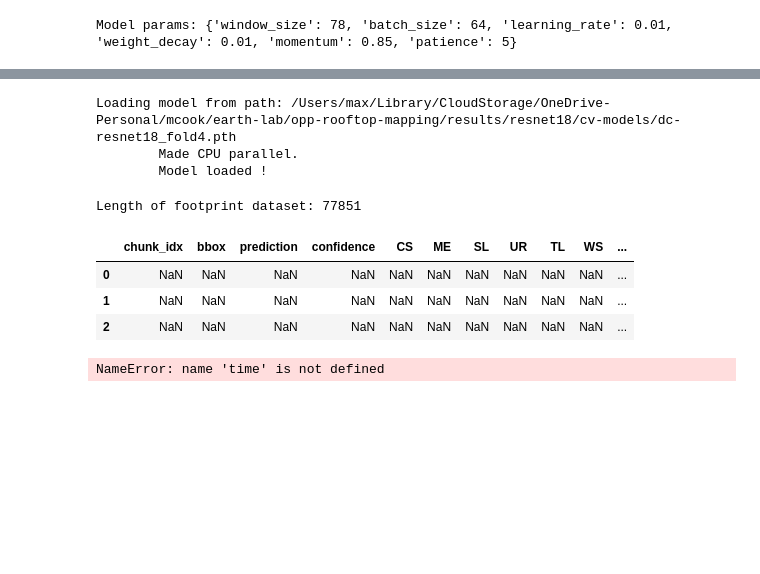
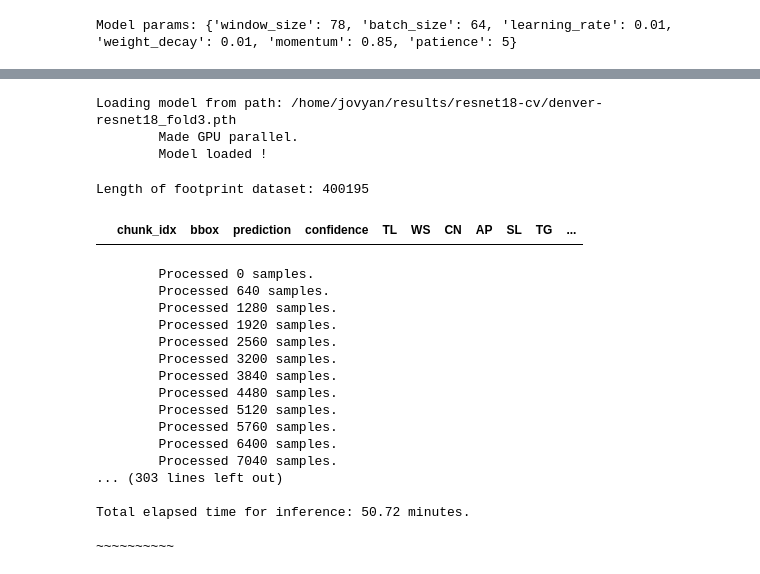
Before and after one commit to maxwellCcook/rooftop-mapping, a Jupyter notebook: code/06resnet18-denver-classification.ipynb, the cells around one changed output, grey strips where cells are left out. Saved outputs shown, nothing was run; the diff lists cells and outputs as text; code cells hidden in the pictures; blank space fills up the shorter version.

Commit message:
Updates to 06resnet18-aoi-classification.ipynb

```diff
--- a/code/06resnet18-denver-classification.ipynb
+++ b/code/06resnet18-denver-classification.ipynb
@@ -36,8 +38,8 @@ Model params: {'window_size': 78, 'batch_size': 64, 'learning_rate': 0.01, 'weig
 # %%
 # Load MS building footprint data
 # %%
-fp = os.path.join(maindir, 'data/spatial/raw/dc_data/footprints/dc-ms_footprints.gpkg')
-# fp = os.path.join(homedir, 'OPP/training/dc/dc-ms_footprints.gpkg')
+# fp = os.path.join(maindir, 'data/spatial/raw/denver_data/footprints/denver-ms_footprints.gpkg')
+fp = os.path.join(homedir, 'opp-data/denver-ms_footprints.gpkg')
 footprints = gpd.read_file(fp)
 footprints['uid'] = footprints.index + 1
 footprints = footprints[['uid', 'geometry']]
@@ -53,8 +72,8 @@ footprints.head()
 # Load the sampled data as well (holdout)
 # %%
 # Load the holdout data
-holdout_df = gpd.read_file(os.path.join(maindir,'results/resnet18/cv-results/dc-resnet18_cv_holdout_ref.gpkg'))
-# holdout_df = gpd.read_file(os.path.join(results_dir, 'dc-resnet18_cv_holdout_ref.gpkg'))
+# holdout_df = gpd.read_file(os.path.join(homedir,'results/resnet18/cv-results/ddenver-resnet18_cv_holdout_ref.gpkg'))
+holdout_df = gpd.read_file(os.path.join(results_dir, 'denver-resnet18_cv_holdout_ref.gpkg'))
 print("Holdout set class distribution:\n", holdout_df[['class_code','code']].value_counts())
 # %% [output]
 Holdout set class distribution:
@@ -81,8 +100,8 @@ Description map:
 # Load the Planet imagery
 # %%
 # Load our image data to check on the format
-stack_da_fp = os.path.join(maindir,'data/spatial/mod/dc_data/planet-data/dc_0623_psscene8b_final_norm.tif')
-# stack_da_fp = os.path.join(homedir,'opp-data/denver_0815_psscene8b_final_norm.tif')
+# stack_da_fp = os.path.join(maindir,'data/spatial/mod/dc_data/planet-data/dc_0815_psscene8b_final_norm.tif')
+stack_da_fp = os.path.join(homedir,'opp-data/denver_0815_psscene8b_final_norm.tif')
 stack_da = rxr.open_rasterio(stack_da_fp, mask=True, cache=False).squeeze()
 n_bands = stack_da.values.shape[:1][0] # get a list of band names
 print(
@@ -141,8 +167,8 @@ Using cpu for model eval ...
 # %%
 # Load the trained model for the current fold
-best_fold = 4  # from holdout accuracy
-model_fp = os.path.join(maindir,f'results/resnet18/cv-models/dc-resnet18_fold{best_fold}.pth')
-# model_fp = os.path.join(results_dir, f'dc-resnet18_fold{best_fold}.pth')
+best_fold = 3  # from holdout accuracy
+# model_fp = os.path.join(maindir,f'results/resnet18/cv-models/denver-resnet18_fold{best_fold}.pth')
+model_fp = os.path.join(results_dir, f'denver-resnet18_fold{best_fold}.pth')
 
 print(f"Loading model from path: {model_fp}")
 checkpoint = torch.load(model_fp, map_location=device)
@@ -161,26 +187,20 @@ model.load_state_dict(checkpoint['model_state_dict'])
 model.eval()  # Set the model to evaluation mode
 print("\tModel loaded !")
 # %% [output]
-Loading model from path: /Users/max/Library/CloudStorage/OneDrive-Personal/mcook/earth-lab/opp-rooftop-mapping/results/resnet18/cv-models/dc-resnet18_fold4.pth
-        Made CPU parallel.
+Loading model from path: /home/jovyan/results/resnet18-cv/denver-resnet18_fold3.pth
+        Made GPU parallel.
         Model loaded !
 # %%
 # Create a dataframe to store the results
 n = footprints_ds.__len__() # length of the dataset
+print(f"Length of footprint dataset: {n}")
 class_labels = [code_mapping[i] for i in range(n_classes)]
-print(f"Length of footprint dataset: {n}")
-columns=['chunk_idx', 'bbox', 'prediction', 'confidence'] + class_labels
-res_df = pd.DataFrame(
-    columns=columns,
-    index=range(n)
-)
+columns = ['chunk_idx', 'bbox', 'prediction', 'confidence'] + class_labels
+res_df = pd.DataFrame(columns=columns)
 res_df.head(3)
 # %% [output]
-Length of footprint dataset: 77851
+Length of footprint dataset: 400195
-|  | chunk_idx | bbox | prediction | confidence | CS | ME | SL | UR | TL | WS | ... |
-| 0 | NaN | NaN | NaN | NaN | NaN | NaN | NaN | NaN | NaN | NaN | ... |
-| 1 | NaN | NaN | NaN | NaN | NaN | NaN | NaN | NaN | NaN | NaN | ... |
-| 2 | NaN | NaN | NaN | NaN | NaN | NaN | NaN | NaN | NaN | NaN | ... |
+|  | chunk_idx | bbox | prediction | confidence | TL | WS | CN | AP | SL | TG | ... |
 # %%
 t0 = time.time()
 
@@ -197,15 +217,20 @@ with torch.no_grad():
         confidence = probabilities.max(axis=1)  # max probability for the predicted class
 
         # Assign predictions and probabilities to all footprints that intersect with the bounding box
+        batch_results = [] # store results for each chunk
         for i, bbox in enumerate(bboxes):
             prob_dict = {code_mapping[j]: probabilities[i, j] for j in range(n_classes)}  # Use class names as column headers
-            res_df = res_df.append({
+            batch_results.append({
                 'chunk_idx': batch_idx * params['batch_size'] + i,  # Optional chunk ID
                 'bbox': bbox,  # Bounding box of the chunk
                 'prediction': code_mapping[predictions[i]],  # Map prediction to class name
                 'confidence': confidence[i],
                 **prob_dict  # Include all class probabilities with class names as column headers
-            }, ignore_index=True)
+            })
+
+        batch_df = pd.DataFrame(batch_results)
+        res_df = pd.concat([res_df, batch_df], ignore_index=True)
+
         if batch_idx % 10 == 0:
             print(f"\tProcessed {batch_idx * params['batch_size']} samples.")
 
@@ -218,4 +243,20 @@ t2 = (time.time() - t0) / 60
 print(f"Total elapsed time for inference: {t2:.2f} minutes.")
 print("\n~~~~~~~~~~\n")
 # %% [output]
-NameError: name 'time' is not defined
+        Processed 0 samples.
+        Processed 640 samples.
+        Processed 1280 samples.
+        Processed 1920 samples.
+        Processed 2560 samples.
+        Processed 3200 samples.
+        Processed 3840 samples.
+        Processed 4480 samples.
+        Processed 5120 samples.
+        Processed 5760 samples.
+        Processed 6400 samples.
+        Processed 7040 samples.
+... (303 lines left out)
+
+Total elapsed time for inference: 50.72 minutes.
+
+~~~~~~~~~~
```
Also changed, not shown: parts of 14 cells of this notebook, 1 other file.
